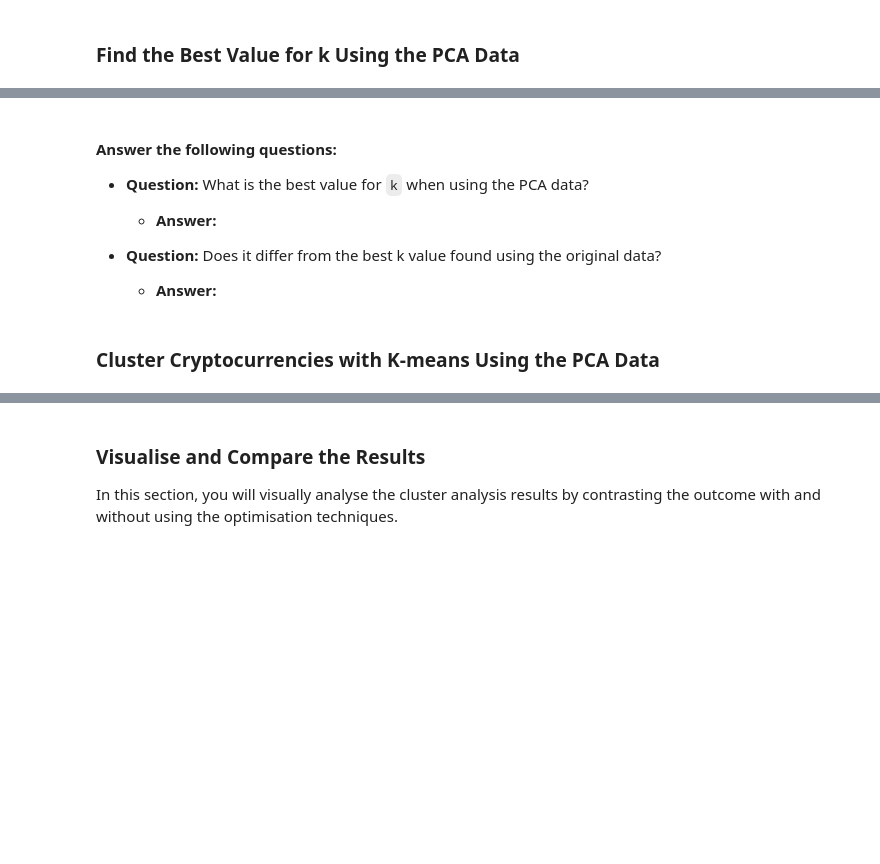
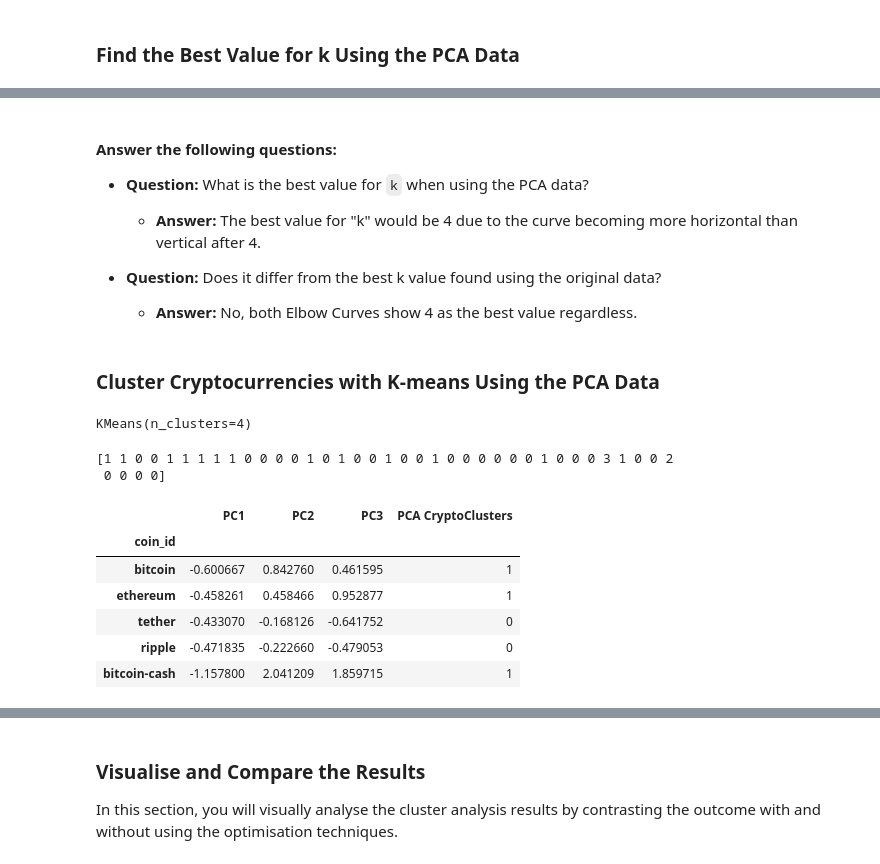
Before and after one commit to TroyFoote/CryptoClustering, a Jupyter notebook: Crypto_Clustering.ipynb, the cells around one changed output, grey strips where cells are left out. Drawn from its saved outputs; the diff is of its cells as text; code cells hidden in the pictures; blank space fills up the shorter version.

```diff
--- a/Crypto_Clustering.ipynb
+++ b/Crypto_Clustering.ipynb
@@ -163,11 +258,15 @@ df_market_data.hvplot.line(
 # %%
 # Create an empy list to store the inertia values
-
+inertia_pca = []
 
 # Create a for loop to compute the inertia with each possible value of k
 # Inside the loop:
 # 1. Create a KMeans model using the loop counter for the n_clusters
 # 2. Fit the model to the data using `df_market_data_pca`
 # 3. Append the model.inertia_ to the inertia list
+for i in k_pca:
+    k_model = KMeans(n_clusters=i, random_state=0)
+    k_model.fit(df_market_data_pca)
+    inertia_pca.append(k_model.inertia_)
 # %%
 # Create a dictionary with the data to plot the Elbow curve
@@ -181,29 +298,46 @@ df_market_data.hvplot.line(
 
 * **Question:** What is the best value for `k` when using the PCA data?
 
-  * **Answer:**
+  * **Answer:** The best value for "k" would be 4 due to the curve becoming more horizontal than vertical after 4.
 
 
 * **Question:** Does it differ from the best k value found using the original data?
 
-  * **Answer:**
+  * **Answer:** No, both Elbow Curves show 4 as the best value regardless.
 # %% [markdown]
 ### Cluster Cryptocurrencies with K-means Using the PCA Data
 # %%
 # Initialise the K-Means model using the best value for k
+pca_model = KMeans(n_clusters=4)
 # %%
 # Fit the K-Means model using the PCA data
+pca_model.fit(df_market_data_pca)
+# %% [output]
+KMeans(n_clusters=4)
 # %%
 # Predict the clusters to group the cryptocurrencies using the PCA data
-
+pca_crypto_clusters = pca_model.predict(df_market_data_pca)
 # Print the resulting array of cluster values.
+print(pca_crypto_clusters)
+# %% [output]
+[1 1 0 0 1 1 1 1 1 0 0 0 0 1 0 1 0 0 1 0 0 1 0 0 0 0 0 0 1 0 0 0 3 1 0 0 2
+ 0 0 0 0]
 # %%
 # Create a copy of the DataFrame with the PCA data
-
+df_market_data_pca_predictions = df_market_data_pca.copy()
 
 # Add a new column to the DataFrame with the predicted clusters
-
+df_market_data_pca_predictions["PCA CryptoClusters"] = pca_crypto_clusters
 
 # Display sample data
+df_market_data_pca_predictions.head()
+# %% [output]
+|  | PC1 | PC2 | PC3 | PCA CryptoClusters |
+| coin_id |  |  |  |  |
+| bitcoin | -0.600667 | 0.842760 | 0.461595 | 1 |
+| ethereum | -0.458261 | 0.458466 | 0.952877 | 1 |
+| tether | -0.433070 | -0.168126 | -0.641752 | 0 |
+| ripple | -0.471835 | -0.222660 | -0.479053 | 0 |
+| bitcoin-cash | -1.157800 | 2.041209 | 1.859715 | 1 |
 # %%
 # Create a scatter plot using hvPlot by setting
```
Also changed, not shown: parts of 27 cells of this notebook.
